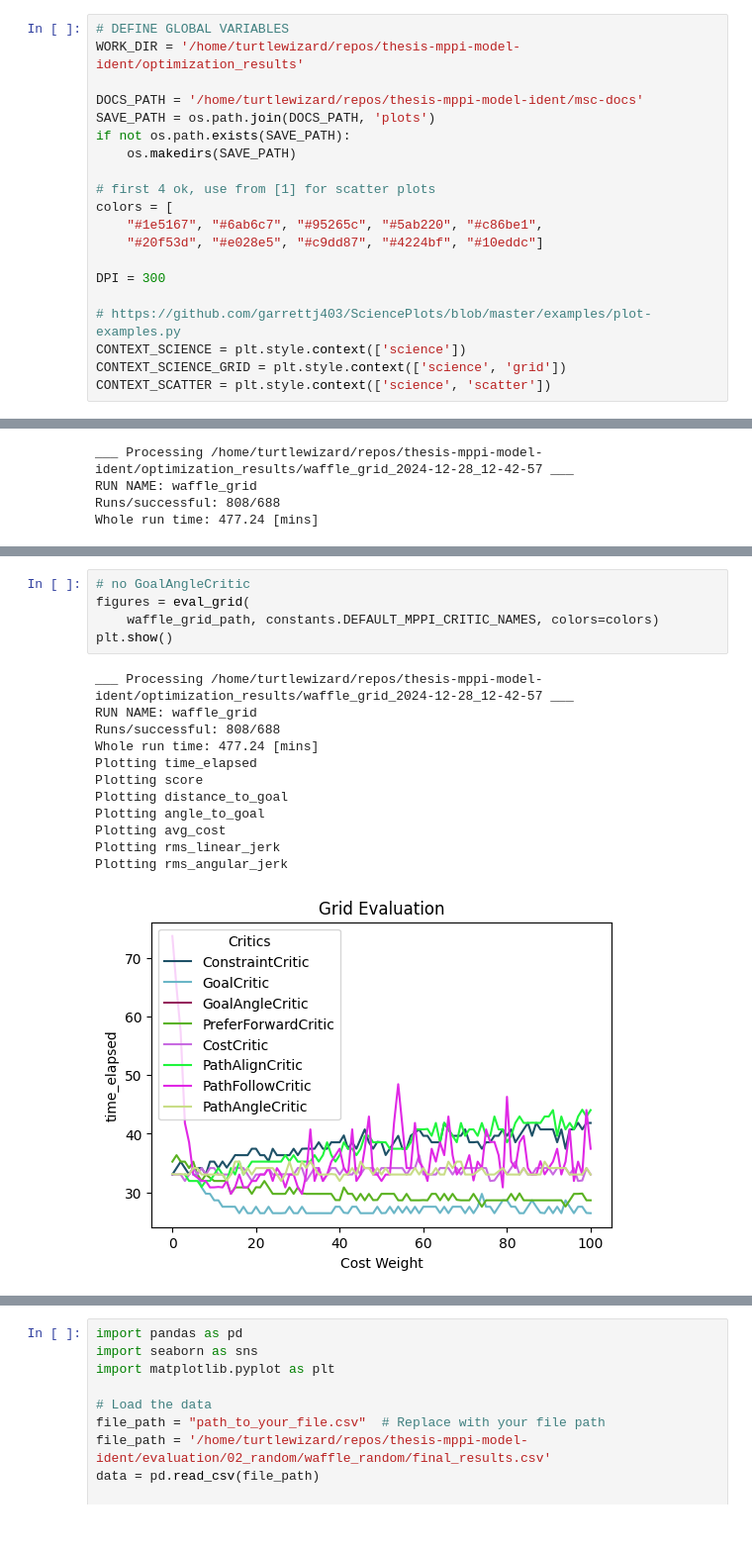
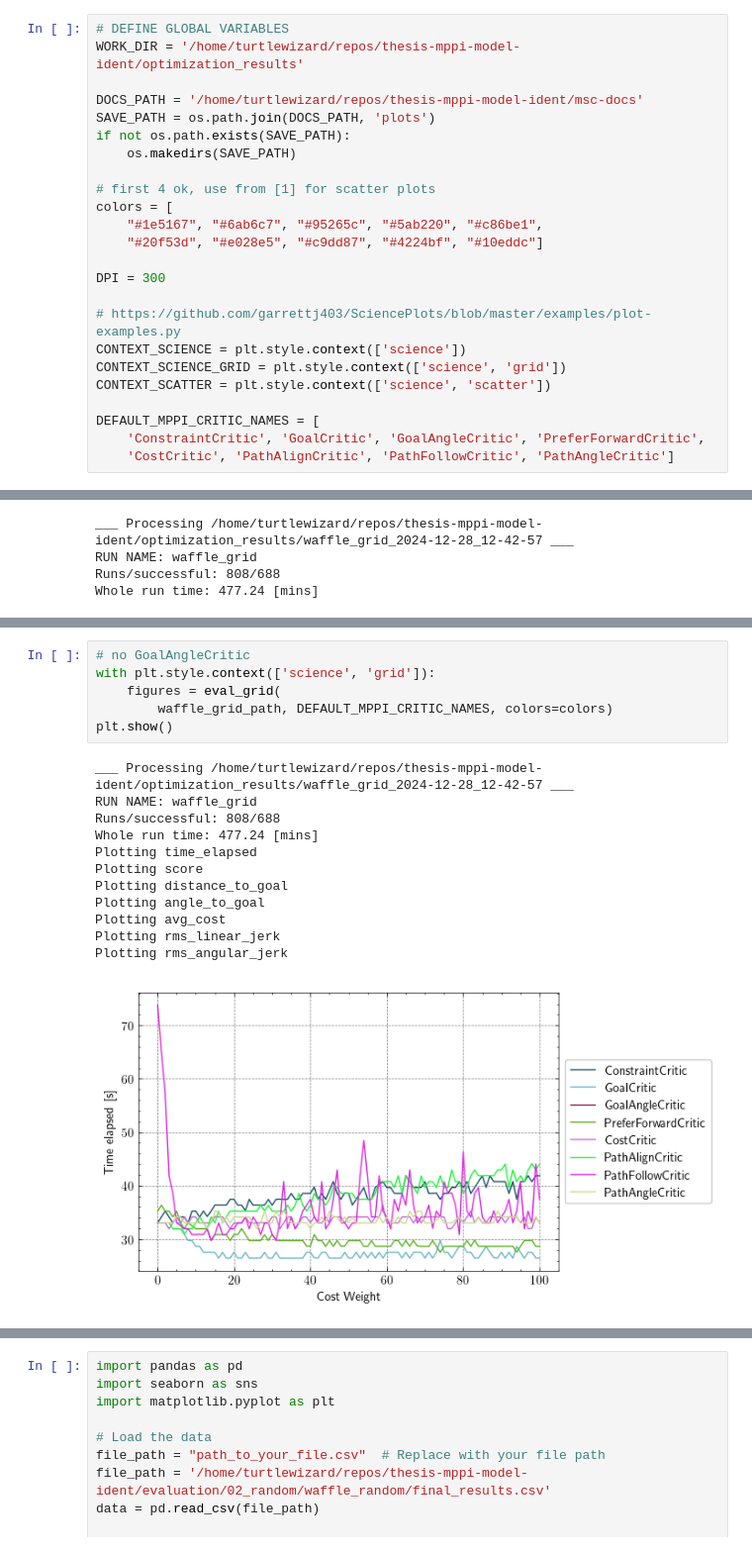
Before and after one commit to turtlewizard73/thesis-mppi-model-ident, a Jupyter notebook: workspace/src/controller_optimization/plots.ipynb, the cells around one changed output, grey strips where cells are left out. Shown at 99% size. Saved outputs shown, nothing was run; the diff lists cells and outputs as text.

```diff
--- a/workspace/src/controller_optimization/plots.ipynb
+++ b/workspace/src/controller_optimization/plots.ipynb
@@ -39,6 +34,10 @@ DPI = 300
 CONTEXT_SCIENCE = plt.style.context(['science'])
 CONTEXT_SCIENCE_GRID = plt.style.context(['science', 'grid'])
 CONTEXT_SCATTER = plt.style.context(['science', 'scatter'])
+
+DEFAULT_MPPI_CRITIC_NAMES = [
+    'ConstraintCritic', 'GoalCritic', 'GoalAngleCritic', 'PreferForwardCritic',
+    'CostCritic', 'PathAlignCritic', 'PathFollowCritic', 'PathAngleCritic']
 # %%
 # __________ DISTRIBUTION TRIALS __________
 waffle_std_path = WORK_DIR + '/default_distribution_2024-11-24_13-23-28'
@@ -238,18 +243,19 @@ fig5 = scatter_rms(trial_datas_rand_enjoy)
 # %%
 # no GoalAngleCritic
-figures = eval_grid(
-    waffle_grid_path, constants.DEFAULT_MPPI_CRITIC_NAMES, colors=colors)
+with plt.style.context(['science', 'grid']):
+    figures = eval_grid(
+        waffle_grid_path, DEFAULT_MPPI_CRITIC_NAMES, colors=colors)
 plt.show()
 # %% [output]
 ___ Processing /home/turtlewizard/repos/thesis-mppi-model-ident/optimization_results/waffle_grid_2024-12-28_12-42-57 ___
 RUN NAME: waffle_grid
 Runs/successful: 808/688
 Whole run time: 477.24 [mins]
 Plotting time_elapsed
 Plotting score
 Plotting distance_to_goal
 Plotting angle_to_goal
 Plotting avg_cost
 Plotting rms_linear_jerk
 Plotting rms_angular_jerk
-[figure, old version]
+[figure, new version]
```
Also changed, not shown: parts of 11 cells of this notebook, 2 other files.
